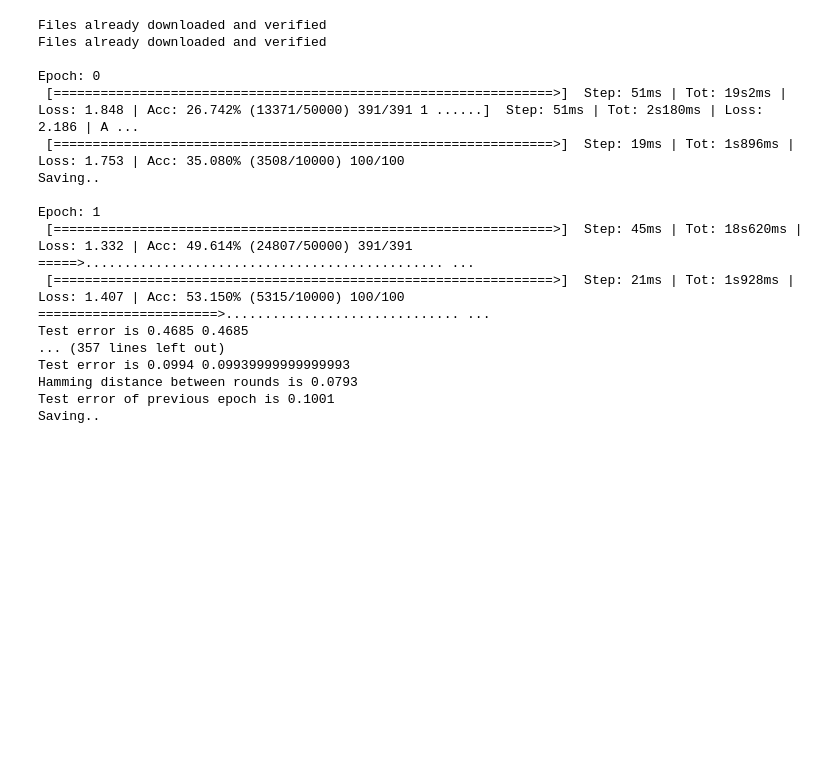
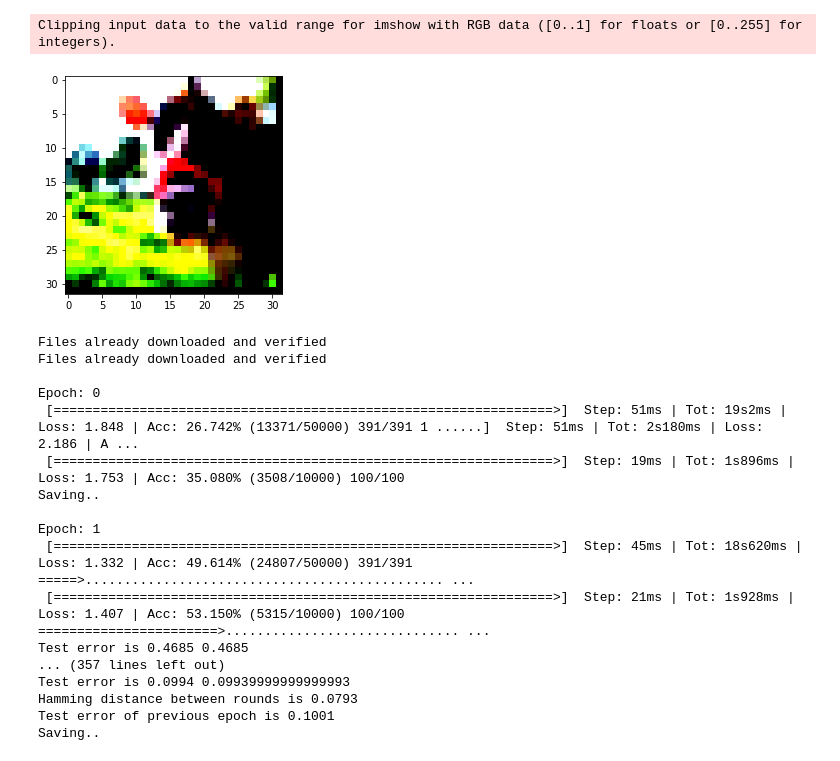
Before and after one commit to sdi1100041/optas_irrelevant_class_project, a Jupyter notebook: Untitled1.ipynb, the cells around one changed output. Saved outputs shown, nothing was run; the diff lists cells and outputs as text; code cells hidden in the pictures; blank space fills up the shorter version.

```diff
--- a/Untitled1.ipynb
+++ b/Untitled1.ipynb
@@ -20,0 +30,37 @@ Test error of previous epoch is 0.086
+# %%
+class AugmentedDataset(datasets.cifar.CIFAR100):
+    def __init__(self,root, train, download, transform,cifar10_dataset):
+        super().__init__(root=root, train=train,download=download,transform=transform)
+        self.targets = np.array(self.targets)
+        indices = (self.targets != self.class_to_idx['bicycle']) & (self.targets != self.class_to_idx['bus']) & (self.targets != self.class_to_idx['motorcycle']) & (self.targets != self.class_to_idx['pickup_truck']) & (self.targets != self.class_to_idx['train']) & (self.targets != self.class_to_idx['lawn_mower']) & (self.targets != self.class_to_idx['streetcar']) & (self.targets != self.class_to_idx['rocket']) & (self.targets != self.class_to_idx['tank']) & (self.targets != self.class_to_idx['tractor'])
+        self.targets=self.targets[indices]
+        self.data = self.data[indices]
+        self.targets[:] = 10
+        self.improper_dataset_size = len(self.data)
+        self.improper_augmented_dataset_size=8*len(self.data)
+        self.proper_dataset_size=len(cifar10_dataset.data)
+        cifar10_dataset.targets=np.array(cifar10_dataset.targets)
+        self.targets = np.concatenate([self.targets, cifar10_dataset.targets])
+        self.data = np.concatenate([self.data,cifar10_dataset.data])
+
+    def __len__(self):
+        return self.improper_augmented_dataset_size + self.proper_dataset_size
+
+    def __getitem__(self, idx):
+        if (idx >= self.improper_augmented_dataset_size):
+            idx = self.improper_dataset_size + idx - self.improper_augmented_dataset_size
+            return self.data[idx], self.targets[idx]
+
+        idx = idx % self.improper_dataset_size
+        trnsf= idx / self.improper_dataset_size
+        x = self.data[idx]
+        if (trnsf%2):
+            x=transforms.functional.vflip(x)
+        if ((trnsf/2)%2):
+            x=transforms.functional.hflip(x)
+        if ((trnsf/4)%2):
+            x=transforms.functional.rotate(x,90)
+
+        return x, self.targets[idx]
+# %%
+dataset=AugmentedDataset(root='../data', train=True, download=True, transform=CIFAR10Transform.train_transform())
@@ -20,0 +102,2 @@ Test error of previous epoch is 0.086
+# %%
+my_img=dataset[0]
@@ -21,3 +108,8 @@ Test error of previous epoch is 0.086
+# %%
+imshow(my_img[0])
+# %% [output]
+Clipping input data to the valid range for imshow with RGB data ([0..1] for floats or [0..255] for integers).
+[figure, added]
 # %%
 %run normal_main.py --task=CIFAR10 --lr=0.001 --epochs=50 --algorithm=Adam
 # %% [output]
```
Also changed, not shown: parts of 10 cells of this notebook, 3 other files.
